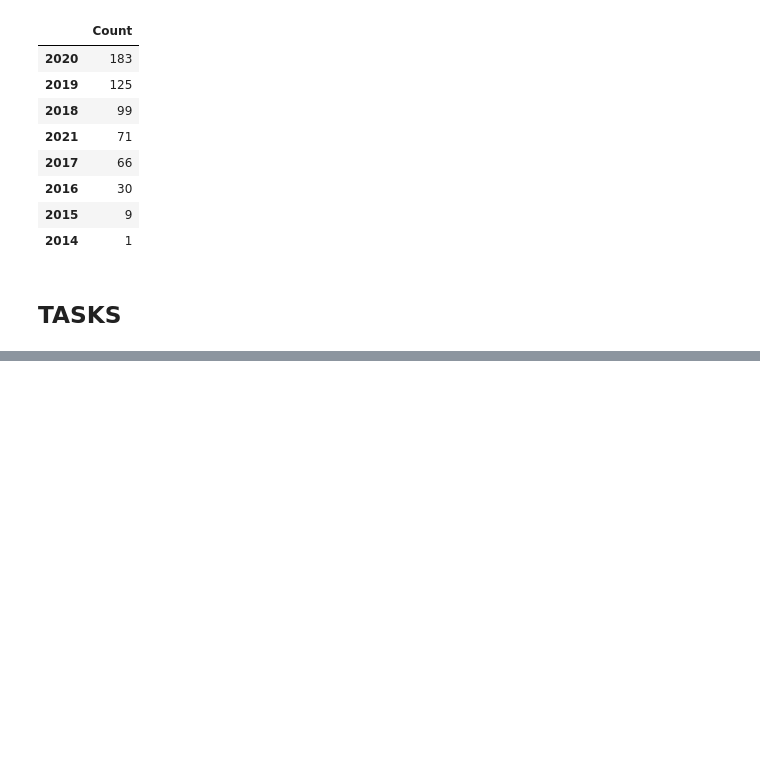
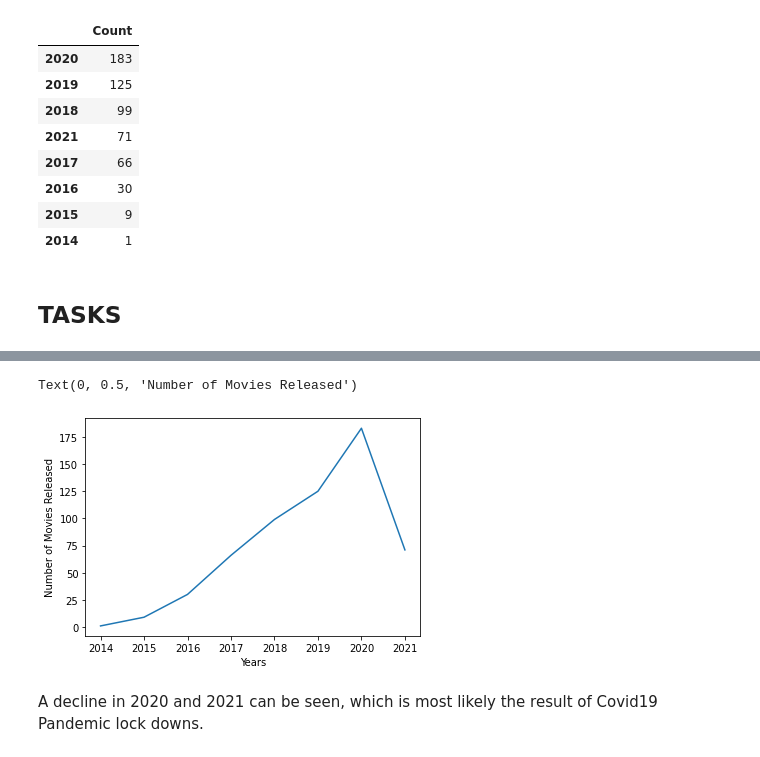
Before and after one commit to doruktopcu/GlobalAI-Hub-Python-Bootcamp-2022, a Jupyter notebook: GlobalAiHubProject2_MoviesAnalysis.ipynb, the cells around one changed output, grey strips where cells are left out. Drawn from its saved outputs; the diff is of its cells as text; code cells hidden in the pictures; blank space fills up the shorter version.

```diff
--- a/GlobalAiHubProject2_MoviesAnalysis.ipynb
+++ b/GlobalAiHubProject2_MoviesAnalysis.ipynb
@@ -287,2 +404,6 @@ year_movies_df
 # %%
 #Most number of movies released by years.
+movies_by_years = pd.DataFrame(movies_df.groupby('Year').Year.count())
+# %%
+movies_by_years.rename(columns = {'Year': 'Count'}, inplace = True)
+movies_by_years
@@ -289,2 +421,13 @@ year_movies_df
+# %%
+#Number of movies as a line graph which has been released in each year in this dataset.
+plt.figure()
+plt.plot(movies_by_years)
+plt.xlabel('Years')
+plt.ylabel('Number of Movies Released')
+# %% [output]
+Text(0, 0.5, 'Number of Movies Released')
+[figure, added]
+# %% [markdown]
+A decline in 2020 and 2021 can be seen, which is most likely the result of Covid19 Pandemic lock downs.
 # %%
 #Movies in which languages has the lowest IMDB scores.
```
Also changed, not shown: parts of 27 cells of this notebook.
